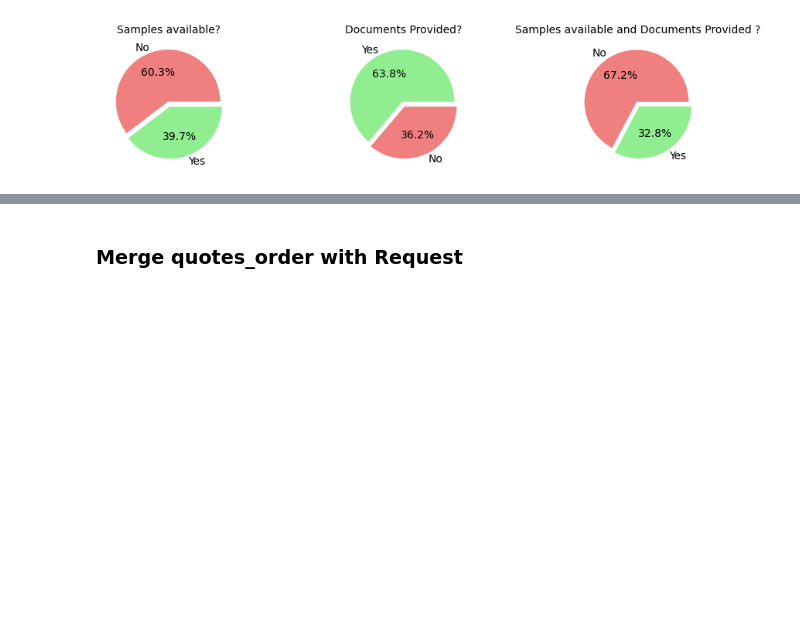
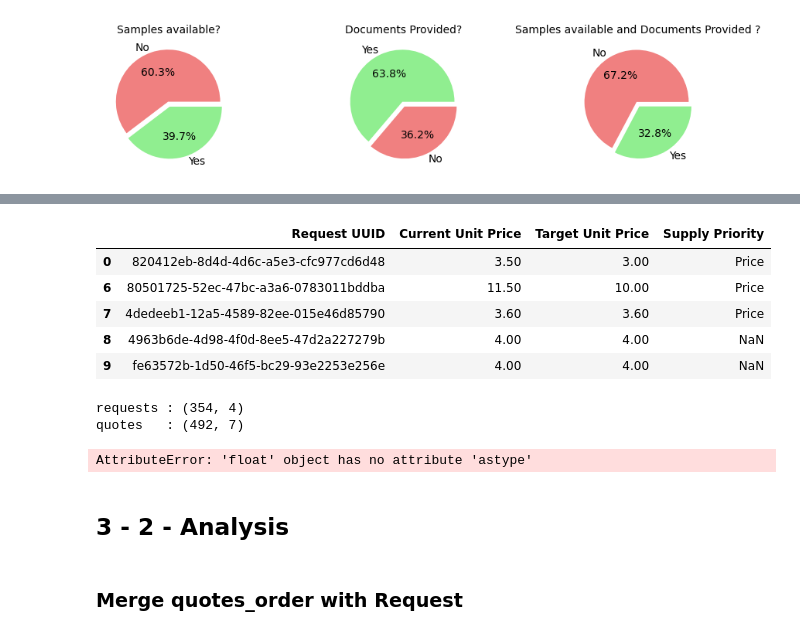
Before and after one commit to guillaumebrethes/Opply, a Jupyter notebook: S_1.ipynb, the cells around one changed output, grey strips where cells are left out. Cells and saved outputs as stored; diff of their text form; code cells hidden in the pictures; blank space fills up the shorter version.

Commit message:
🚧 work in progress: Request - start of the Requests study

```diff
--- a/S_1.ipynb
+++ b/S_1.ipynb
@@ -20,5 +20,5 @@ import matplotlib.pyplot as plt
 # vsc
 
 quotes = pd.read_csv("Quotes.csv")
-request = pd.read_csv("Requests.csv")
+requests = pd.read_csv("Requests.csv")
 # %% [markdown]
@@ -366,3 +420,32 @@ len(quotes_ordered[(quotes_ordered['Samples Available'] == 'Yes') & (quotes_orde
+# %%
+# delete £
+requests['Current Unit Price'] = requests['Current Unit Price'].replace('£', '', regex=True)
+requests['Target Unit Price'] = requests['Target Unit Price'].replace('£', '', regex=True)
+# %%
+# delete rows with values = 0,01
+requests = requests.loc[(requests['Current Unit Price'] != '0.01') & (requests['Target Unit Price'] != '0.01')]
+# %%
+requests.head()
+# %% [output]
+|  | Request UUID | Current Unit Price | Target Unit Price | Supply Priority |
+| 0 | 820412eb-8d4d-4d6c-a5e3-cfc977cd6d48 | 3.50 | 3.00 | Price |
+| 6 | 80501725-52ec-47bc-a3a6-0783011bddba | 11.50 | 10.00 | Price |
+| 7 | 4dedeeb1-12a5-4589-82ee-015e46d85790 | 3.60 | 3.60 | Price |
+| 8 | 4963b6de-4d98-4f0d-8ee5-47d2a227279b | 4.00 | 4.00 | NaN |
+| 9 | fe63572b-1d50-46f5-bc29-93e2253e256e | 4.00 | 4.00 | NaN |
+# %%
+
+print("requests :", requests.shape)
+print("quotes   :", quotes.shape)
+
+result = (((quotes.shape[0] - requests.shape[0]) / requests.shape[0] ) * 100 ).astype(np.int32)
+print("There are ,", result, "% de quotes more" )
+# %% [output]
+requests : (354, 4)
+quotes   : (492, 7)
+AttributeError: 'float' object has no attribute 'astype'
+# %% [markdown]
+## 3 - 2 - Analysis
 # %% [markdown]
 ### Merge quotes_order with Request
 # %% [markdown]
```
Also changed, not shown: parts of 25 cells of this notebook, 1 other file.
